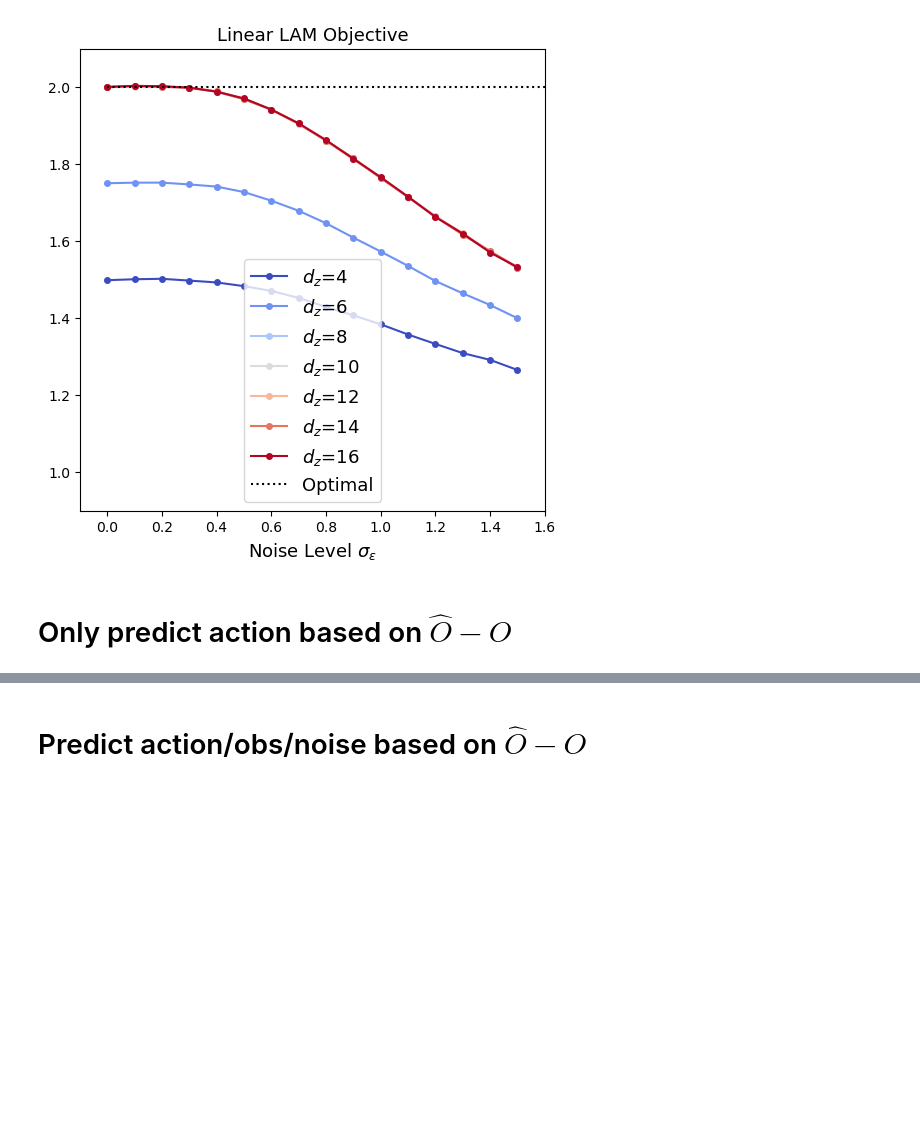
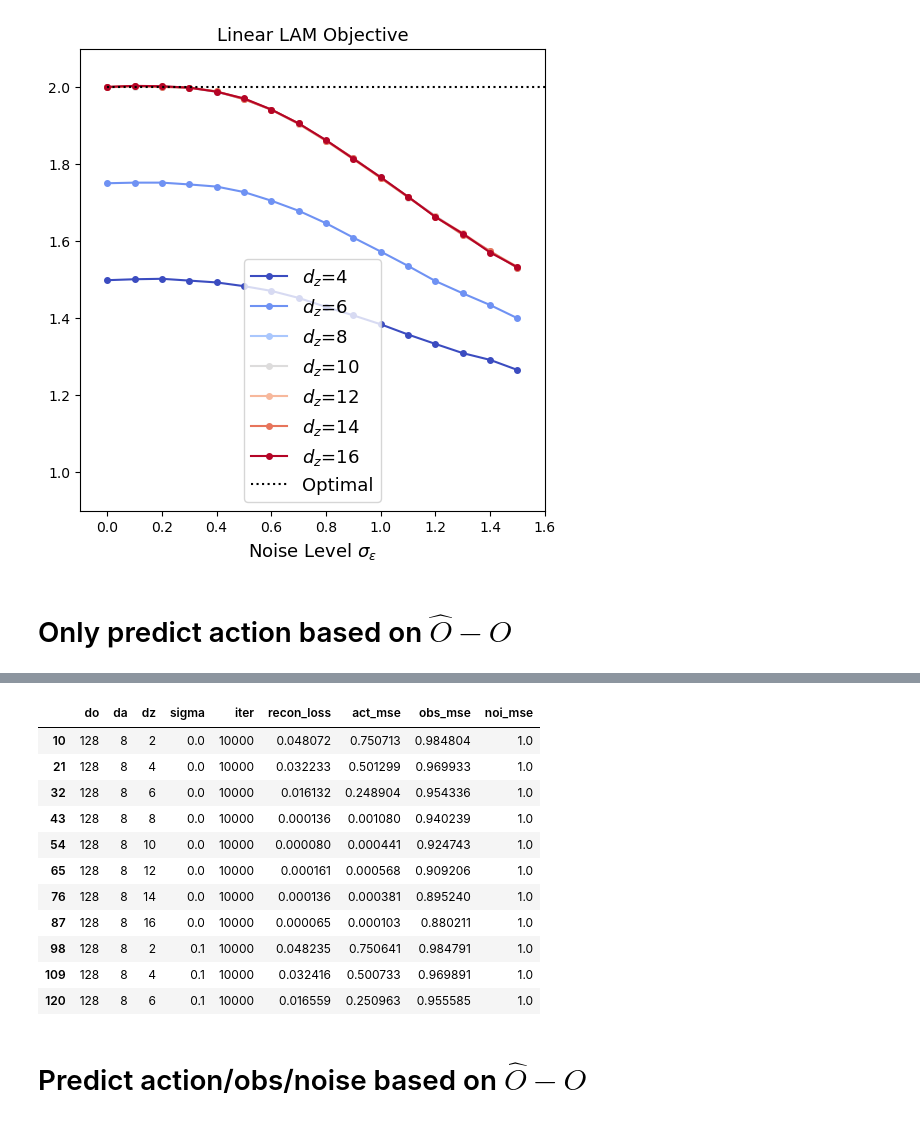
Before and after one commit to zhangchuheng123/LinearLAM, a Jupyter notebook: script20250319_new_4_2.ipynb, the cells around one changed output, grey strips where cells are left out. Drawn from its saved outputs; the diff is of its cells as text; code cells hidden in the pictures; blank space fills up the shorter version.

```diff
--- a/script20250319_new_4_2.ipynb
+++ b/script20250319_new_4_2.ipynb
@@ -81,2 +112,17 @@ plt.legend(fontsize=13)
+# %%
+total_record
+# %% [output]
+|  | do | da | dz | sigma | iter | recon_loss | act_mse | obs_mse | noi_mse |
+| 10 | 128 | 8 | 2 | 0.0 | 10000 | 0.048072 | 0.750713 | 0.984804 | 1.0 |
+| 21 | 128 | 8 | 4 | 0.0 | 10000 | 0.032233 | 0.501299 | 0.969933 | 1.0 |
+| 32 | 128 | 8 | 6 | 0.0 | 10000 | 0.016132 | 0.248904 | 0.954336 | 1.0 |
+| 43 | 128 | 8 | 8 | 0.0 | 10000 | 0.000136 | 0.001080 | 0.940239 | 1.0 |
+| 54 | 128 | 8 | 10 | 0.0 | 10000 | 0.000080 | 0.000441 | 0.924743 | 1.0 |
+| 65 | 128 | 8 | 12 | 0.0 | 10000 | 0.000161 | 0.000568 | 0.909206 | 1.0 |
+| 76 | 128 | 8 | 14 | 0.0 | 10000 | 0.000136 | 0.000381 | 0.895240 | 1.0 |
+| 87 | 128 | 8 | 16 | 0.0 | 10000 | 0.000065 | 0.000103 | 0.880211 | 1.0 |
+| 98 | 128 | 8 | 2 | 0.1 | 10000 | 0.048235 | 0.750641 | 0.984791 | 1.0 |
+| 109 | 128 | 8 | 4 | 0.1 | 10000 | 0.032416 | 0.500733 | 0.969891 | 1.0 |
+| 120 | 128 | 8 | 6 | 0.1 | 10000 | 0.016559 | 0.250963 | 0.955585 | 1.0 |
 # %% [markdown]
 # Predict action/obs/noise based on $\hat{O} - O$
```
Also changed, not shown: parts of 2 cells of this notebook, 12 other files.
